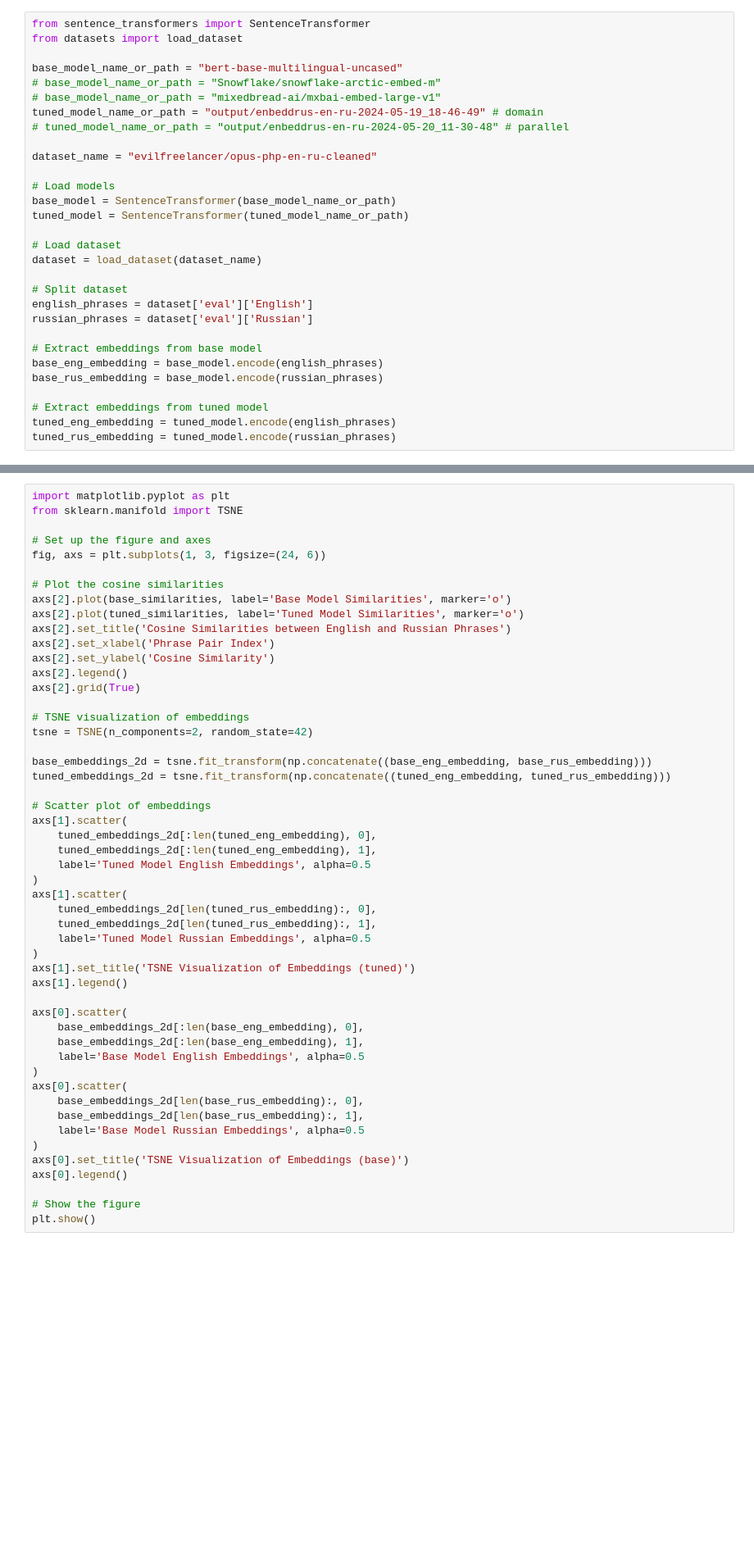
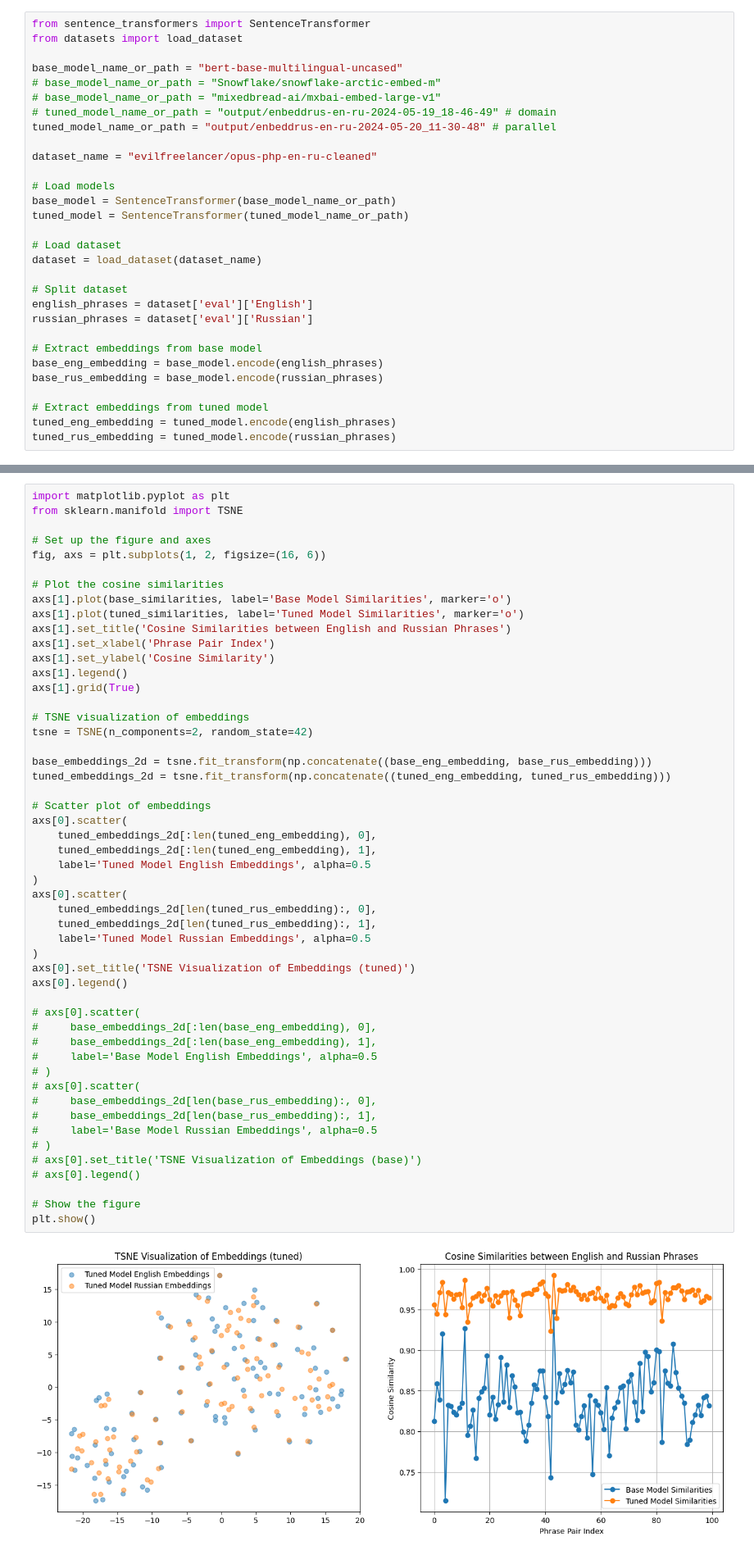
Before and after one commit to EvilFreelancer/enbeddrus, a Jupyter notebook: testing.ipynb, the cells around one changed output, grey strips where cells are left out. Shown: that part at 82% size. Cells and saved outputs as stored; diff of their text form; blank space fills up the shorter version.

Commit message:
Models added

```diff
--- a/testing.ipynb
+++ b/testing.ipynb
@@ -5,8 +5,8 @@ from datasets import load_dataset
 base_model_name_or_path = "bert-base-multilingual-uncased"
 # base_model_name_or_path = "Snowflake/snowflake-arctic-embed-m"
 # base_model_name_or_path = "mixedbread-ai/mxbai-embed-large-v1"
-tuned_model_name_or_path = "output/enbeddrus-en-ru-2024-05-19_18-46-49" # domain
-# tuned_model_name_or_path = "output/enbeddrus-en-ru-2024-05-20_11-30-48" # parallel
+# tuned_model_name_or_path = "output/enbeddrus-en-ru-2024-05-19_18-46-49" # domain
+tuned_model_name_or_path = "output/enbeddrus-en-ru-2024-05-20_11-30-48" # parallel
 
 dataset_name = "evilfreelancer/opus-php-en-ru-cleaned"
 
@@ -52,51 +54,53 @@ for i in range(len(base_eng_embedding)):
 # %%
 import matplotlib.pyplot as plt
 from sklearn.manifold import TSNE
 
 # Set up the figure and axes
-fig, axs = plt.subplots(1, 3, figsize=(24, 6))
+fig, axs = plt.subplots(1, 2, figsize=(16, 6))
 
 # Plot the cosine similarities
-axs[2].plot(base_similarities, label='Base Model Similarities', marker='o')
-axs[2].plot(tuned_similarities, label='Tuned Model Similarities', marker='o')
-axs[2].set_title('Cosine Similarities between English and Russian Phrases')
-axs[2].set_xlabel('Phrase Pair Index')
-axs[2].set_ylabel('Cosine Similarity')
-axs[2].legend()
-axs[2].grid(True)
+axs[1].plot(base_similarities, label='Base Model Similarities', marker='o')
+axs[1].plot(tuned_similarities, label='Tuned Model Similarities', marker='o')
+axs[1].set_title('Cosine Similarities between English and Russian Phrases')
+axs[1].set_xlabel('Phrase Pair Index')
+axs[1].set_ylabel('Cosine Similarity')
+axs[1].legend()
+axs[1].grid(True)
 
 # TSNE visualization of embeddings
 tsne = TSNE(n_components=2, random_state=42)
 
 base_embeddings_2d = tsne.fit_transform(np.concatenate((base_eng_embedding, base_rus_embedding)))
 tuned_embeddings_2d = tsne.fit_transform(np.concatenate((tuned_eng_embedding, tuned_rus_embedding)))
 
 # Scatter plot of embeddings
-axs[1].scatter(
+axs[0].scatter(
     tuned_embeddings_2d[:len(tuned_eng_embedding), 0],
     tuned_embeddings_2d[:len(tuned_eng_embedding), 1],
     label='Tuned Model English Embeddings', alpha=0.5
 )
-axs[1].scatter(
+axs[0].scatter(
     tuned_embeddings_2d[len(tuned_rus_embedding):, 0],
     tuned_embeddings_2d[len(tuned_rus_embedding):, 1],
     label='Tuned Model Russian Embeddings', alpha=0.5
 )
-axs[1].set_title('TSNE Visualization of Embeddings (tuned)')
-axs[1].legend()
+axs[0].set_title('TSNE Visualization of Embeddings (tuned)')
+axs[0].legend()
 
-axs[0].scatter(
-    base_embeddings_2d[:len(base_eng_embedding), 0],
-    base_embeddings_2d[:len(base_eng_embedding), 1],
-    label='Base Model English Embeddings', alpha=0.5
-)
-axs[0].scatter(
-    base_embeddings_2d[len(base_rus_embedding):, 0],
-    base_embeddings_2d[len(base_rus_embedding):, 1],
-    label='Base Model Russian Embeddings', alpha=0.5
-)
-axs[0].set_title('TSNE Visualization of Embeddings (base)')
-axs[0].legend()
+# axs[0].scatter(
+#     base_embeddings_2d[:len(base_eng_embedding), 0],
+#     base_embeddings_2d[:len(base_eng_embedding), 1],
+#     label='Base Model English Embeddings', alpha=0.5
+# )
+# axs[0].scatter(
+#     base_embeddings_2d[len(base_rus_embedding):, 0],
+#     base_embeddings_2d[len(base_rus_embedding):, 1],
+#     label='Base Model Russian Embeddings', alpha=0.5
+# )
+# axs[0].set_title('TSNE Visualization of Embeddings (base)')
+# axs[0].legend()
 
 # Show the figure
 plt.show()
+# %% [output]
+[figure, added]
```
Also changed, not shown: parts of 2 cells of this notebook, 2 other files.
